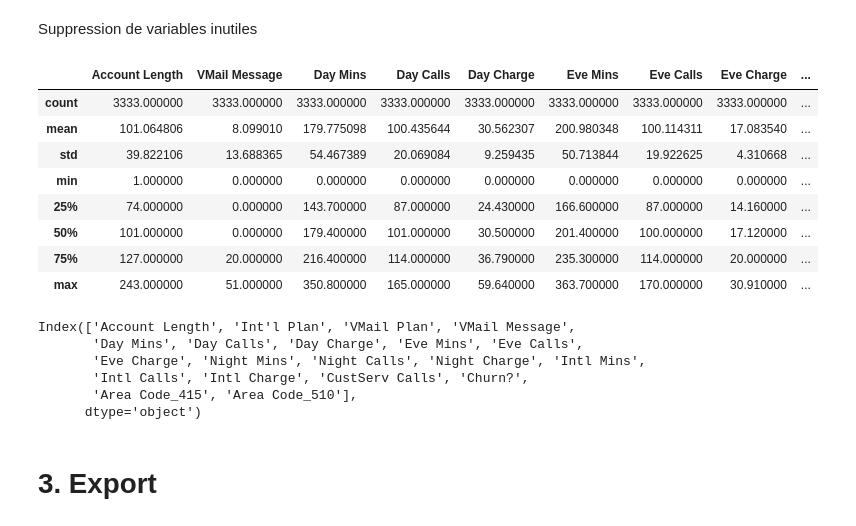
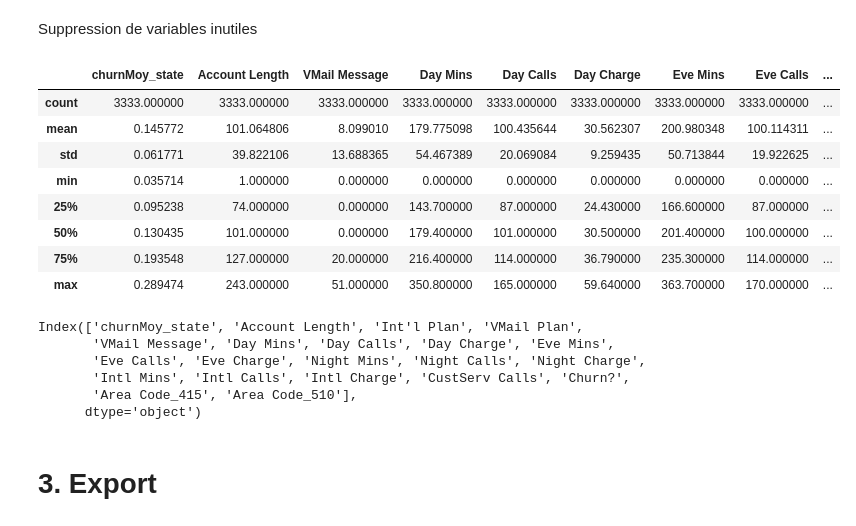
Before and after one commit to wil0u/python-formation-3, a Jupyter notebook: notebooks/TP_MLPython_PreparationChurn.ipynb, the cells around one changed output. Drawn from its saved outputs; the diff is of its cells as text; code cells hidden in the pictures.

Commit message:
churn
actualisation pgm churn

```diff
--- a/notebooks/TP_MLPython_PreparationChurn.ipynb
+++ b/notebooks/TP_MLPython_PreparationChurn.ipynb
@@ -179,3 +179,15 @@ churn_df.head()
 | 3 | OH | 84 | 375-9999 | True | False | 0 | 299.4 | 71 | ... |
 | 4 | OK | 75 | 330-6626 | True | False | 0 | 166.7 | 113 | ... |
 5 rows × 22 columns
+# %%
+#############################################################################################
+# Traitement du state en  remplacant l'état par la moyenne de y dans chaque état
+# Faire ce travail c'est déjà faire un modèle simple donc il faut absolument refaire l'échantillon d'apprentissage
+#############################################################################################
+# split Apprentissage Test
+from sklearn.model_selection import train_test_split
+state_train, state_test, y_train, y_test = train_test_split(churn_df['State'],y,  test_size=0.3,random_state=42)
+# %%
+taux_reponse_state_train=pd.crosstab(state_train,y_train).apply(lambda r: r/r.sum(), axis=1)[1]
+taux_reponse_state_test=pd.crosstab(state_test,y_test).apply(lambda r: r/r.sum(), axis=1)[1]
+print(taux_reponse_state_train) # churn par état
@@ -182,26 +232,34 @@ churn_df.head()
+# %%
+del state_test,y_test,  taux_reponse_state_test
+del state_train
+# on remplace le state par le taux de reponse associé
+list(taux_reponse_state_train)
+# replace une liste par une liste
+churn_df['State'].replace(list(taux_reponse_state_train.index), list(taux_reponse_state_train), inplace=True)
+churn_df.rename(columns={"State": "churnMoy_state"},inplace=True)
 # %% [markdown]
 Suppression de variables inutiles
 # %%
-to_drop=['Phone','State']
+to_drop=['Phone']
 churn_df = churn_df.drop(to_drop,axis=1)
 churn_df.describe()
 # %% [output]
-|  | Account Length | VMail Message | Day Mins | Day Calls | Day Charge | Eve Mins | Eve Calls | Eve Charge | ... |
+|  | churnMoy_state | Account Length | VMail Message | Day Mins | Day Calls | Day Charge | Eve Mins | Eve Calls | ... |
 | count | 3333.000000 | 3333.000000 | 3333.000000 | 3333.000000 | 3333.000000 | 3333.000000 | 3333.000000 | 3333.000000 | ... |
-| mean | 101.064806 | 8.099010 | 179.775098 | 100.435644 | 30.562307 | 200.980348 | 100.114311 | 17.083540 | ... |
-| std | 39.822106 | 13.688365 | 54.467389 | 20.069084 | 9.259435 | 50.713844 | 19.922625 | 4.310668 | ... |
-| min | 1.000000 | 0.000000 | 0.000000 | 0.000000 | 0.000000 | 0.000000 | 0.000000 | 0.000000 | ... |
-| 25% | 74.000000 | 0.000000 | 143.700000 | 87.000000 | 24.430000 | 166.600000 | 87.000000 | 14.160000 | ... |
-| 50% | 101.000000 | 0.000000 | 179.400000 | 101.000000 | 30.500000 | 201.400000 | 100.000000 | 17.120000 | ... |
-| 75% | 127.000000 | 20.000000 | 216.400000 | 114.000000 | 36.790000 | 235.300000 | 114.000000 | 20.000000 | ... |
-| max | 243.000000 | 51.000000 | 350.800000 | 165.000000 | 59.640000 | 363.700000 | 170.000000 | 30.910000 | ... |
+| mean | 0.145772 | 101.064806 | 8.099010 | 179.775098 | 100.435644 | 30.562307 | 200.980348 | 100.114311 | ... |
+| std | 0.061771 | 39.822106 | 13.688365 | 54.467389 | 20.069084 | 9.259435 | 50.713844 | 19.922625 | ... |
+| min | 0.035714 | 1.000000 | 0.000000 | 0.000000 | 0.000000 | 0.000000 | 0.000000 | 0.000000 | ... |
+| 25% | 0.095238 | 74.000000 | 0.000000 | 143.700000 | 87.000000 | 24.430000 | 166.600000 | 87.000000 | ... |
+| 50% | 0.130435 | 101.000000 | 0.000000 | 179.400000 | 101.000000 | 30.500000 | 201.400000 | 100.000000 | ... |
+| 75% | 0.193548 | 127.000000 | 20.000000 | 216.400000 | 114.000000 | 36.790000 | 235.300000 | 114.000000 | ... |
+| max | 0.289474 | 243.000000 | 51.000000 | 350.800000 | 165.000000 | 59.640000 | 363.700000 | 170.000000 | ... |
 # %%
 churn_df.columns
 # %% [output]
-Index(['Account Length', 'Int'l Plan', 'VMail Plan', 'VMail Message',
-       'Day Mins', 'Day Calls', 'Day Charge', 'Eve Mins', 'Eve Calls',
-       'Eve Charge', 'Night Mins', 'Night Calls', 'Night Charge', 'Intl Mins',
-       'Intl Calls', 'Intl Charge', 'CustServ Calls', 'Churn?',
+Index(['churnMoy_state', 'Account Length', 'Int'l Plan', 'VMail Plan',
+       'VMail Message', 'Day Mins', 'Day Calls', 'Day Charge', 'Eve Mins',
+       'Eve Calls', 'Eve Charge', 'Night Mins', 'Night Calls', 'Night Charge',
+       'Intl Mins', 'Intl Calls', 'Intl Charge', 'CustServ Calls', 'Churn?',
        'Area Code_415', 'Area Code_510'],
       dtype='object')
 # %% [markdown]
```
Also changed, not shown: parts of 3 cells of this notebook, 5 other files.
